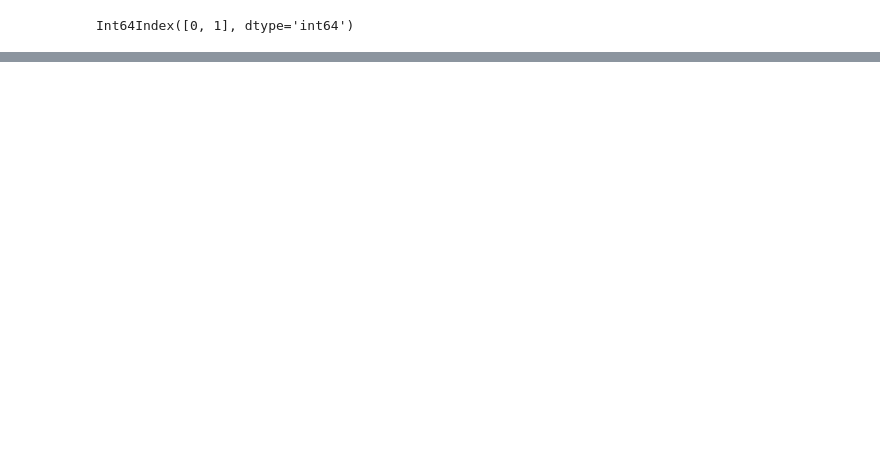
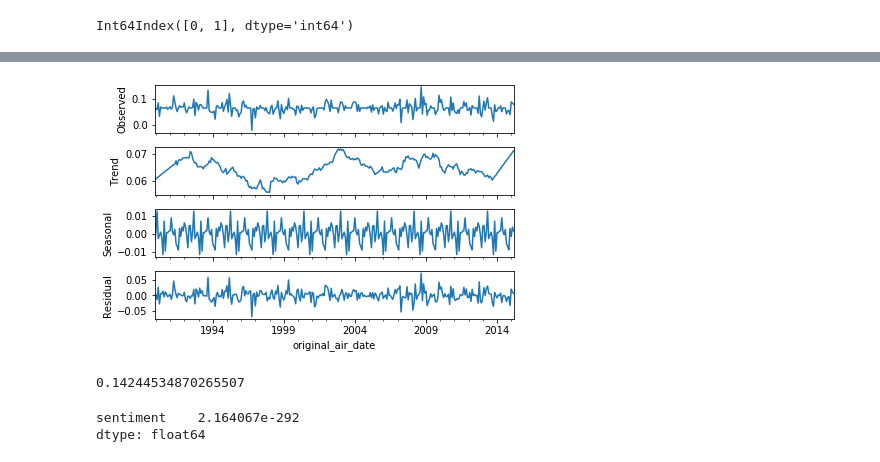
Before and after one commit to Arattel/Simpsons_NYC_link, a Jupyter notebook: Analysis.ipynb, the cells around one changed output, grey strips where cells are left out. Drawn from its saved outputs; the diff is of its cells as text; code cells hidden in the pictures; blank space fills up the shorter version.

```diff
--- a/Analysis.ipynb
+++ b/Analysis.ipynb
@@ -82,0 +120,24 @@ plt.show()
+# %%
+additive_decomposition = seasonal_decompose(y, model='additive', extrapolate_trend=1, freq=freq)
+additive_decomposition.plot()
+simpsons_trend = additive_decomposition.trend
+plt.show()
+# %% [output]
+[figure, added]
+# %%
+merged = pd.merge_asof(news_trend, simpsons_trend, left_index=True, right_index=True, direction='nearest')
+score = merged.corr()['sentiment'][1]
+score
+# %% [output]
+0.14244534870265507
+# %%
+import statsmodels.api as sm
+
+mod = sm.OLS(merged.iloc[:, 0], merged.iloc[:, 1])
+
+fit = mod.fit()
+
+fit.pvalues
+# %% [output]
+sentiment    2.164067e-292
+dtype: float64
```
Also changed, not shown: parts of 11 cells of this notebook.
